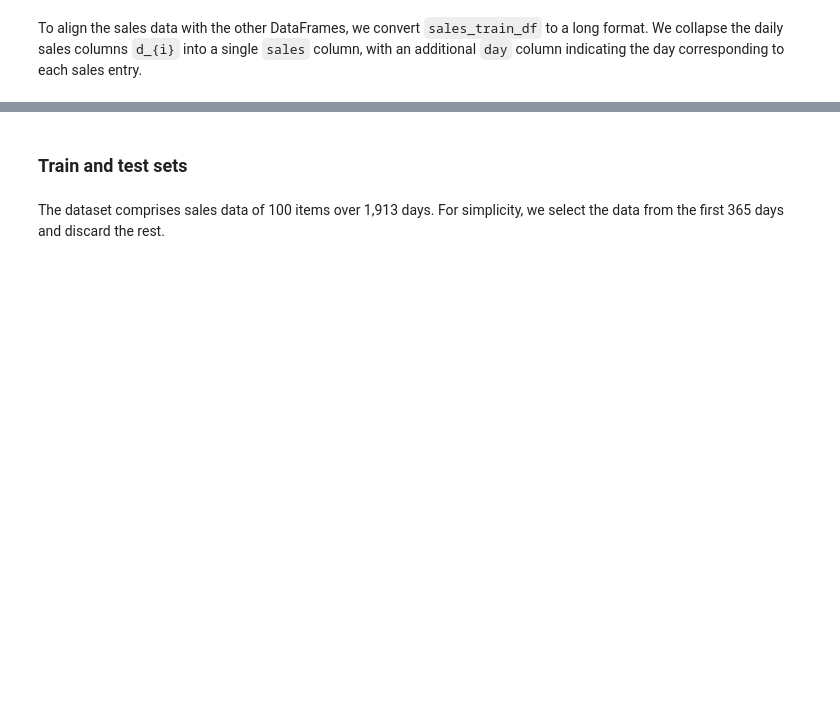
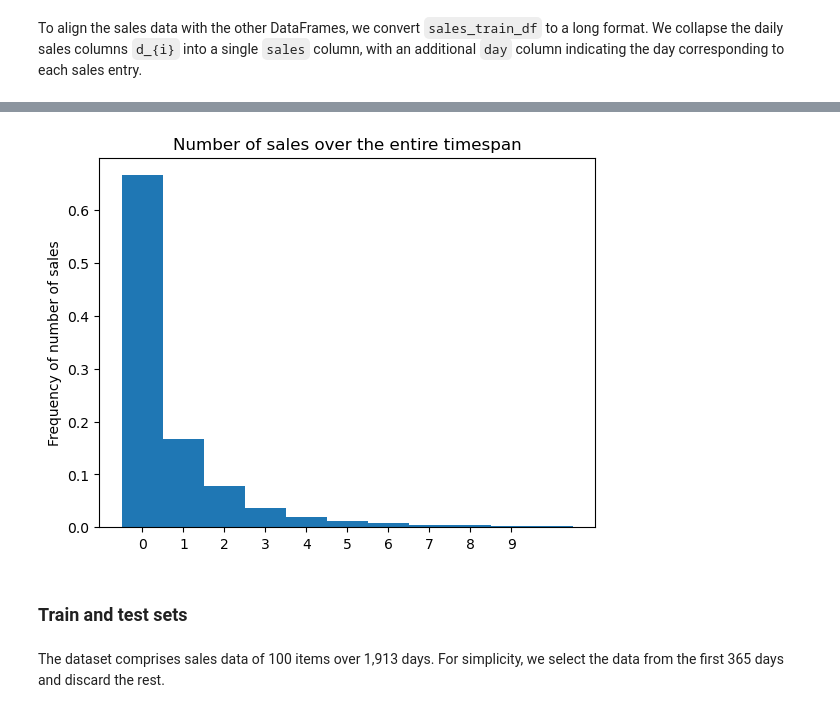
Before and after one commit to blei-lab/treeffuser, a Jupyter notebook: examples/m5-news-vendor-notebook.ipynb, the cells around one changed output, grey strips where cells are left out. Saved outputs shown, nothing was run; the diff lists cells and outputs as text; code cells hidden in the pictures; blank space fills up the shorter version.

```diff
--- a/examples/m5-news-vendor-notebook.ipynb
+++ b/examples/m5-news-vendor-notebook.ipynb
@@ -50,10 +52,9 @@ We'll be using the following files: `calendar.csv`, `sales_train_validation.csv`
 # %%
-# import data
-data_path = "./m5"  # change with path where you extracted the data archive
+data_path = Path("./m5")  # change with path where you extracted the data archive
 
-calendar_df = pd.read_csv(Path(data_path) / "calendar.csv")
-sales_train_df = pd.read_csv(Path(data_path) / "sales_train_validation.csv")
-sell_prices_df = pd.read_csv(Path(data_path) / "sell_prices.csv")
+calendar_df = pd.read_csv(data_path / "calendar.csv")
+sales_train_df = pd.read_csv(data_path / "sales_train_validation.csv")
+sell_prices_df = pd.read_csv(data_path / "sell_prices.csv")
 
 # add explicit columns for the day, month, year for ease of processing
 calendar_df["date"] = pd.to_datetime(calendar_df["date"])
@@ -101,13 +131,15 @@ sales_train_df_long.head()
 # %%
 plt.hist(
     sales_train_df_long["sales"],
     bins=np.arange(0, 10 + 1.5) - 0.5,
     range=[0, 10],
     density=True,
 )
 plt.xticks(range(10))
-plt.ylabel("relative frequency")
-plt.title("number of sales over the entire timespan")
+plt.ylabel("Frequency of number of sales")
+plt.title("Number of sales over the entire timespan");
+# %% [output]
+[figure, added]
 # %% [markdown]
 ### Train and test sets
 # %% [markdown]
```
Also changed, not shown: parts of 28 cells of this notebook.
